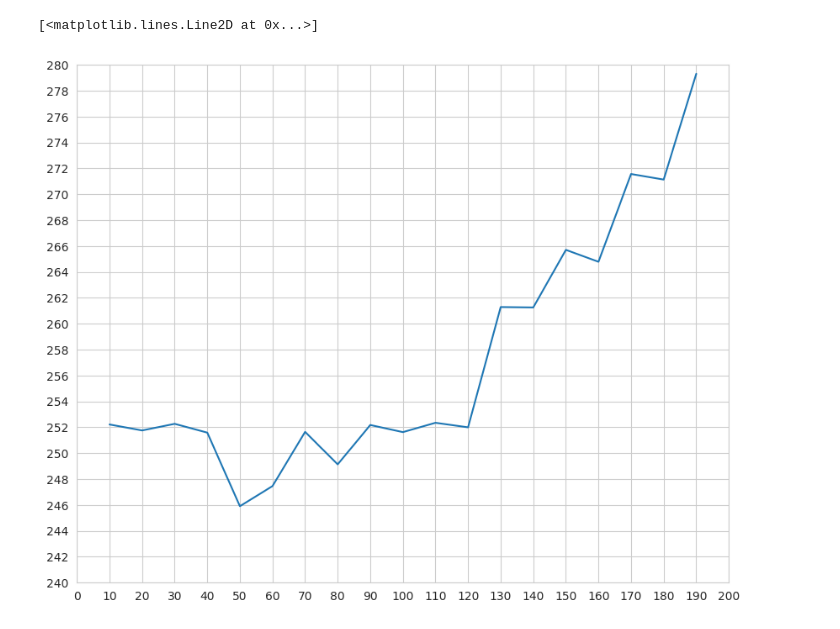
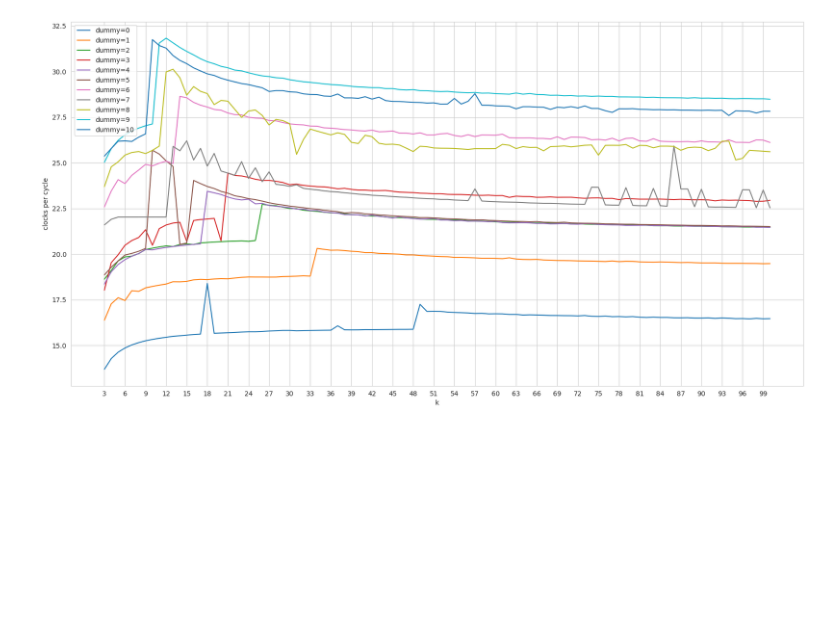
Before and after one commit to sidrDetyam/neural-networks, a Jupyter notebook: notebooks/graph.ipynb, the cells around one changed output. Drawn from its saved outputs; the diff is of its cells as text; code cells hidden in the pictures; blank space fills up the shorter version.

```diff
--- a/notebooks/graph.ipynb
+++ b/notebooks/graph.ipynb
@@ -11,25 +1,42 @@ plt.plot(np.linspace(25, 350, num=14), values)
-# %%
-fig, ax = plt.subplots(figsize=(10, 8))
-from matplotlib.ticker import (AutoMinorLocator, MultipleLocator)
-
-# Set axis ranges; by default this will put major ticks every 25.
-ax.set_xlim(0, 200)
-ax.set_ylim(240, 280)
-
-# Change major ticks to show every 20.
-ax.xaxis.set_major_locator(MultipleLocator(10))
-ax.yaxis.set_major_locator(MultipleLocator(2))
-
-# Change minor ticks to show every 5. (20/4 = 5)
-# ax.xaxis.set_minor_locator(AutoMinorLocator(4))
-# ax.yaxis.set_minor_locator(AutoMinorLocator(4))
-
-# Turn grid on for both major and minor ticks and style minor slightly
-# differently.
-ax.grid(which='major', color='#CCCCCC', linestyle='-')
-
-values = [252.22, 251.76, 252.27, 251.59, 245.91, 247.46, 251.65, 249.14, 252.18, 251.63, 252.35, 252] + [261.29, 261.26, 265.71, 264.79, 271.57, 271.14, 279.31]
-plt.plot(np.linspace(10, 190, num=19), values)
-# %% [output]
-[<matplotlib.lines.Line2D at 0x...>]
-[figure, removed]
+# %%
+import matplotlib.pyplot as plt
+import numpy as np
+
+min_dummy = 0
+max_dummy = 10
+attemps = 10
+min_k = 3
+max_k = 100
+prefix = "results-kabby-lake/result"
+#prefix = "results-nehalem/result"
+
+plt.figure(figsize=(20,10))
+
+results = []
+for i in range(min_dummy, max_dummy+1):
+    with open(f"{prefix}-{i}") as result:
+        clocks = []
+        local_clocks = []
+        for j, line in enumerate(result):
+            local_clocks.append(tuple(map(float, line.split(",")))[2])
+            if (j+1) % attemps == 0:
+                local_clocks.sort()
+                clocks.append(min(local_clocks) / 100000)
+                local_clocks.clear()
+
+        results.append(clocks)
+
+x = np.linspace(min_k, max_k, max_k-min_k+1)
+
+for i in range(min_dummy, max_dummy+1):
+    if(i % 1 == 0):
+        plt.plot(x, results[i-min_dummy], label=f"dummy={i}")
+
+plt.xticks(range(min_k, max_k, 3))
+plt.xlabel('k')
+plt.ylabel('clocks per cycle')
+
+plt.legend()
+plt.show()
+# %% [output]
+[figure, added]
```
Also changed, not shown: parts of 4 cells of this notebook, 28 other files.
